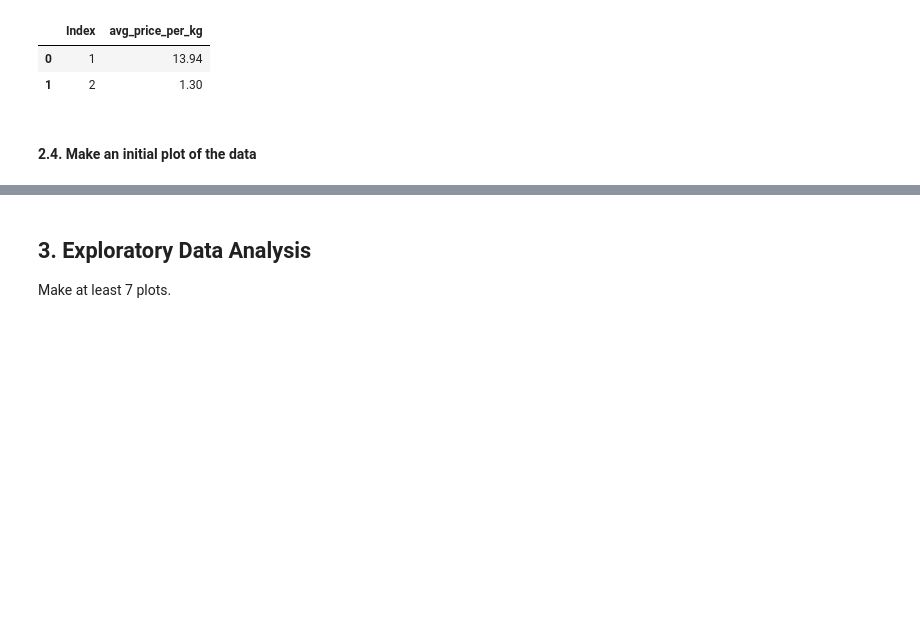
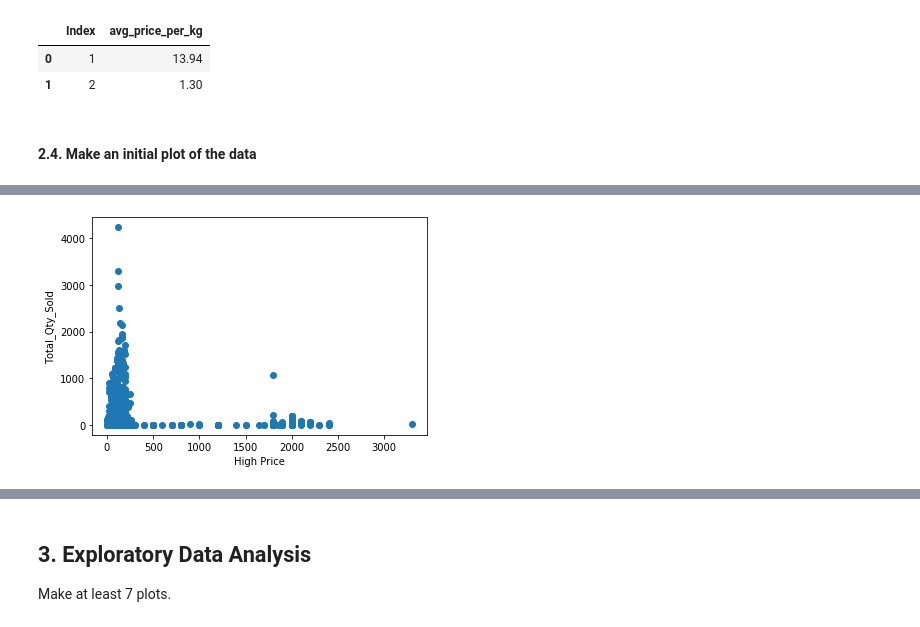
Before and after one commit to lkrump7/regression-apples-predict-api-template, a Jupyter notebook: Linear Regression team TS2.ipynb, the cells around one changed output, grey strips where cells are left out. Drawn from its saved outputs; the diff is of its cells as text; code cells hidden in the pictures; blank space fills up the shorter version.

```diff
--- a/Linear Regression team TS2.ipynb
+++ b/Linear Regression team TS2.ipynb
@@ -214,0 +229,7 @@ sample_submission.head()
+# %%
+plt.scatter(train_set['High_Price'], train_set['Total_Qty_Sold'])
+plt.ylabel("Total_Qty_Sold")
+plt.xlabel("High Price")
+plt.show()
+# %% [output]
+[figure, added]
```
Also changed, not shown: parts of 5 cells of this notebook.
